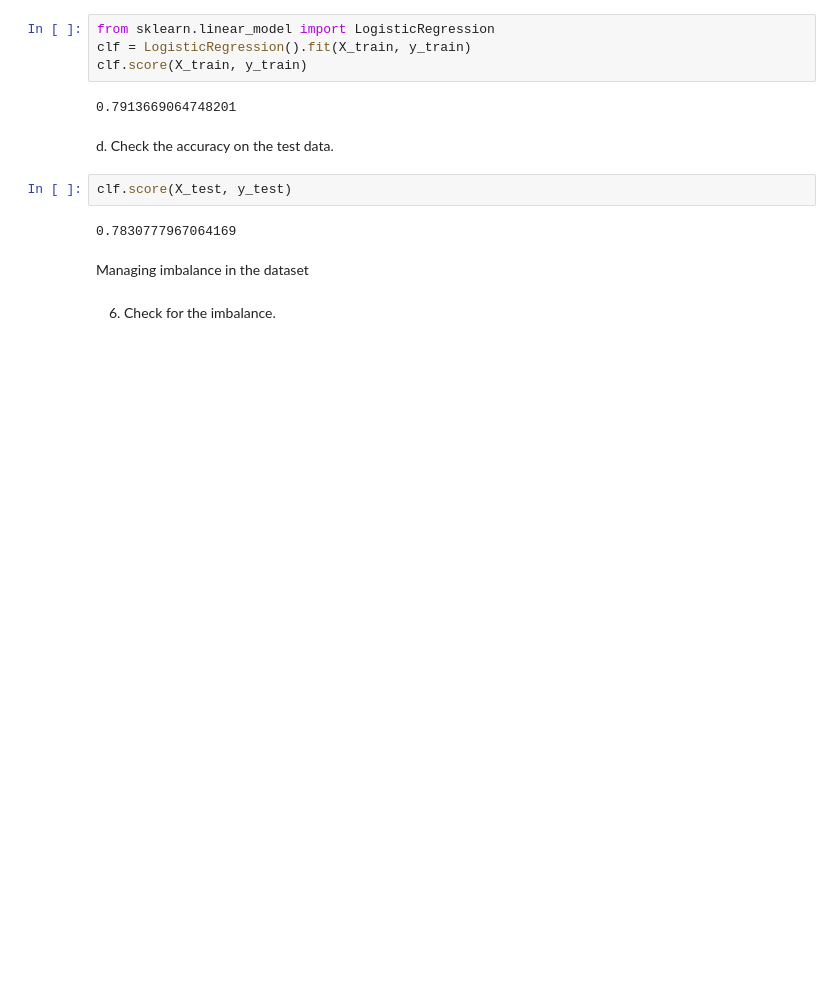
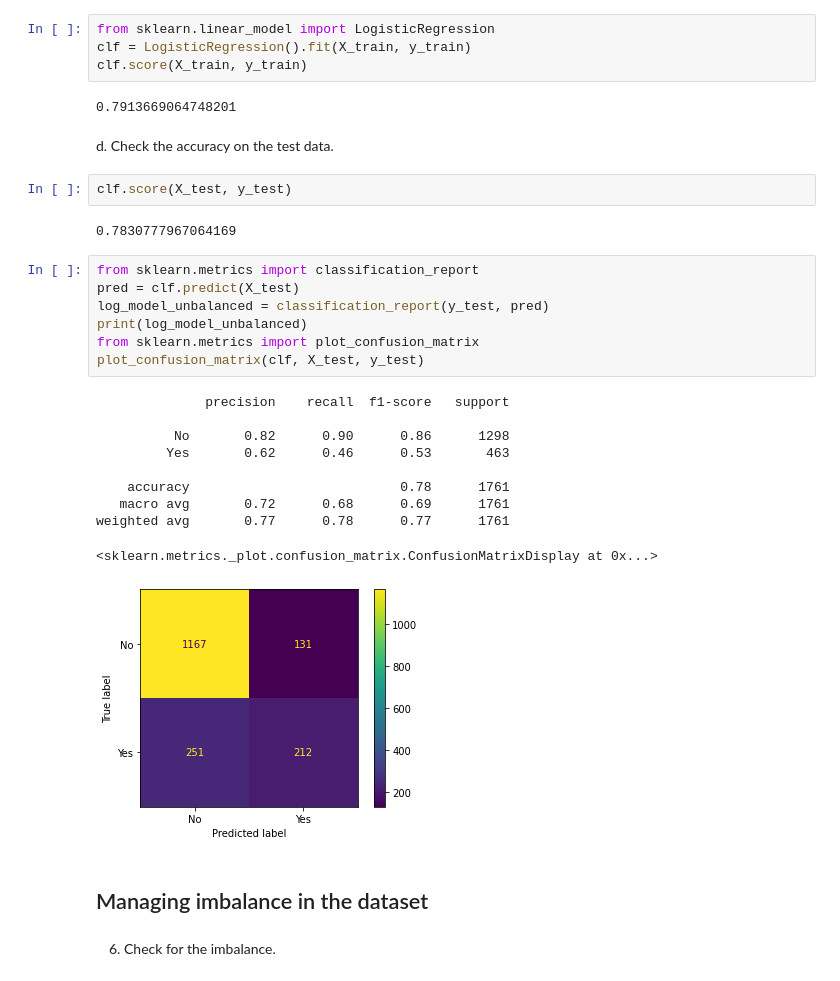
Before and after one commit to elizabeth-sames/lab-handling-data-imbalance-classification, a Jupyter notebook: Lab - Handling data imbalance - classification.ipynb, the cells around one changed output. Cells and saved outputs as stored; diff of their text form; blank space fills up the shorter version.

```diff
--- a/Lab - Handling data imbalance - classification.ipynb
+++ b/Lab - Handling data imbalance - classification.ipynb
@@ -150,8 +150,26 @@ d. Check the accuracy on the test data.
 clf.score(X_test, y_test)
 # %% [output]
 0.7830777967064169
+# %%
+from sklearn.metrics import classification_report
+pred = clf.predict(X_test)
+log_model_unbalanced = classification_report(y_test, pred)
+print(log_model_unbalanced)
+from sklearn.metrics import plot_confusion_matrix
+plot_confusion_matrix(clf, X_test, y_test)
+# %% [output]
+              precision    recall  f1-score   support
+
+          No       0.82      0.90      0.86      1298
+         Yes       0.62      0.46      0.53       463
+
+    accuracy                           0.78      1761
+   macro avg       0.72      0.68      0.69      1761
+weighted avg       0.77      0.78      0.77      1761
+<sklearn.metrics._plot.confusion_matrix.ConfusionMatrixDisplay at 0x...>
+[figure, added]
 # %% [markdown]
-Managing imbalance in the dataset
+## Managing imbalance in the dataset
 # %% [markdown]
 6. Check for the imbalance.
 # %%
```
Also changed, not shown: parts of 5 cells of this notebook.
